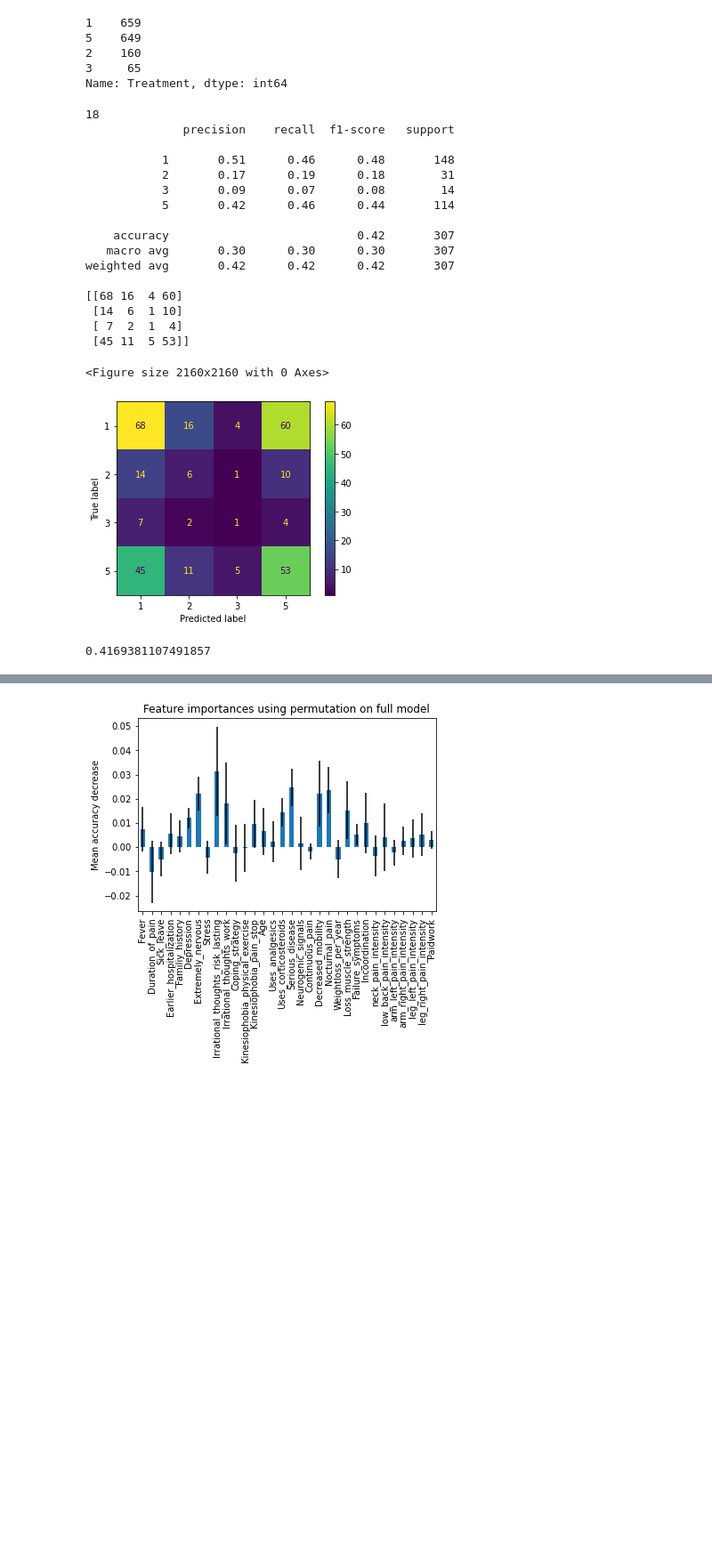
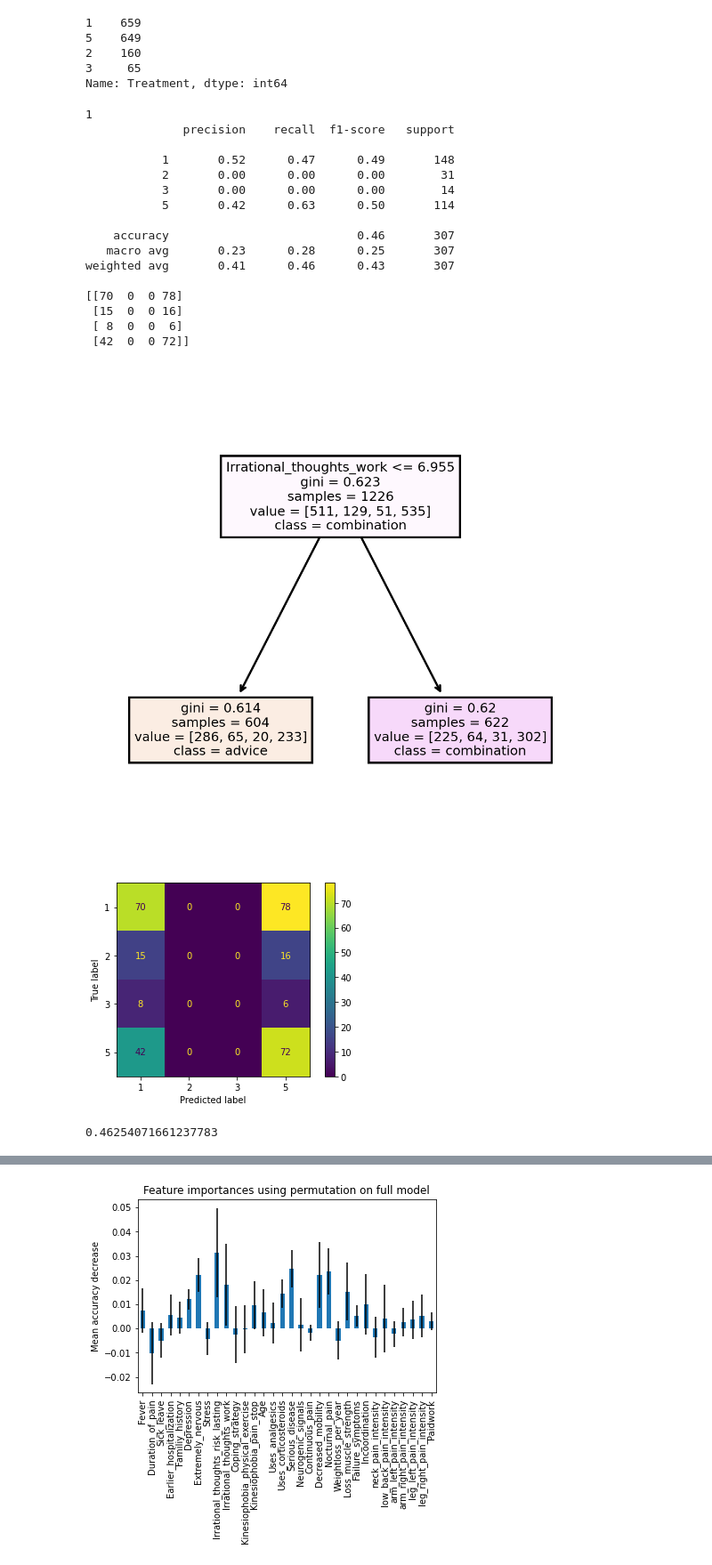
Before and after one commit to WALEX2000/DataScience-Project, a Jupyter notebook: src/treeClassification.ipynb, the cells around one changed output, grey strips where cells are left out. Shown: that part at 89% size. Saved outputs shown, nothing was run; the diff lists cells and outputs as text; code cells hidden in the pictures; blank space fills up the shorter version.

```diff
--- a/src/treeClassification.ipynb
+++ b/src/treeClassification.ipynb
@@ -65,50 +65,63 @@ Name: Treatment, dtype: int64
 # %%
 
 X_train, X_test, y_train, y_test = train_test_split(X, y, test_size=0.2, random_state=42)
-model_tree = DecisionTreeClassifier(ccp_alpha=0.00) #max_depth=100
+model_tree = DecisionTreeClassifier(ccp_alpha=0.005) #max_depth=100 #ccp_alpha =
 model_tree = model_tree.fit(X_train, y_train)
-plt.figure(figsize=(30,30)) # set plot size (denoted in inches)
-#tree.plot_tree(model_tree, fontsize=8)
+
+
+
+#plotting tree
+fn=X_test.columns
+cn=['advice', 'rehab', 'surgery','combination']
+fig, axes = plt.subplots(nrows = 1,ncols = 1,figsize = (4,4), dpi=300)
+tree.plot_tree(model_tree,
+               feature_names = fn,
+               class_names=cn,
+               filled = True);
+
+
+#plt.figure(figsize=(30,30)) # set plot size (denoted in inches)
+#tree.plot_tree(model_tree, fontsize=30)
 #plt.show()
 print(model_tree.get_depth())
 
 #AIXO FERHO AMB TRAINING O TEST SET? DESPRES PODEM CROSS VALIDAR
 y_predict = model_tree.predict(X_test)
 print(classification_report(y_test,y_predict))
 
 #tree_cv = cross_val_score(model_tree,X_train,y=Y_train, cv=10)
 #np.mean(tree_cv)
 
 print(confusion_matrix(y_test, y_predict))
 
 ConfusionMatrixDisplay.from_predictions(y_test, y_predict)
 plt.show()
 #print(classification_report(y_test, y_predict))
 #accuracy_score(y_true, y_pred, *, normalize=True, sample_weight=None)
 
 #importances = model_tree.feature_importances_
 
 print(model_tree.score(X_test,y_test))
 # %% [output]
-18
+1
               precision    recall  f1-score   support
 
-           1       0.51      0.46      0.48       148
-           2       0.17      0.19      0.18        31
-           3       0.09      0.07      0.08        14
-           5       0.42      0.46      0.44       114
+           1       0.52      0.47      0.49       148
+           2       0.00      0.00      0.00        31
+           3       0.00      0.00      0.00        14
+           5       0.42      0.63      0.50       114
 
-    accuracy                           0.42       307
-   macro avg       0.30      0.30      0.30       307
-weighted avg       0.42      0.42      0.42       307
+    accuracy                           0.46       307
+   macro avg       0.23      0.28      0.25       307
+weighted avg       0.41      0.46      0.43       307
 
-[[68 16  4 60]
- [14  6  1 10]
- [ 7  2  1  4]
- [45 11  5 53]]
+[[70  0  0 78]
+ [15  0  0 16]
+ [ 8  0  0  6]
+ [42  0  0 72]]
+[figure, new version]
+[figure, added]
-<Figure size 2160x2160 with 0 Axes>
+0.46254071661237783
-[figure, old version]
-0.4169381107491857
 # %%
 #Cost complexity pruning
 path = model_tree.cost_complexity_pruning_path(X_train, y_train)
```
Also changed, not shown: parts of 7 cells of this notebook, 2 other files.
